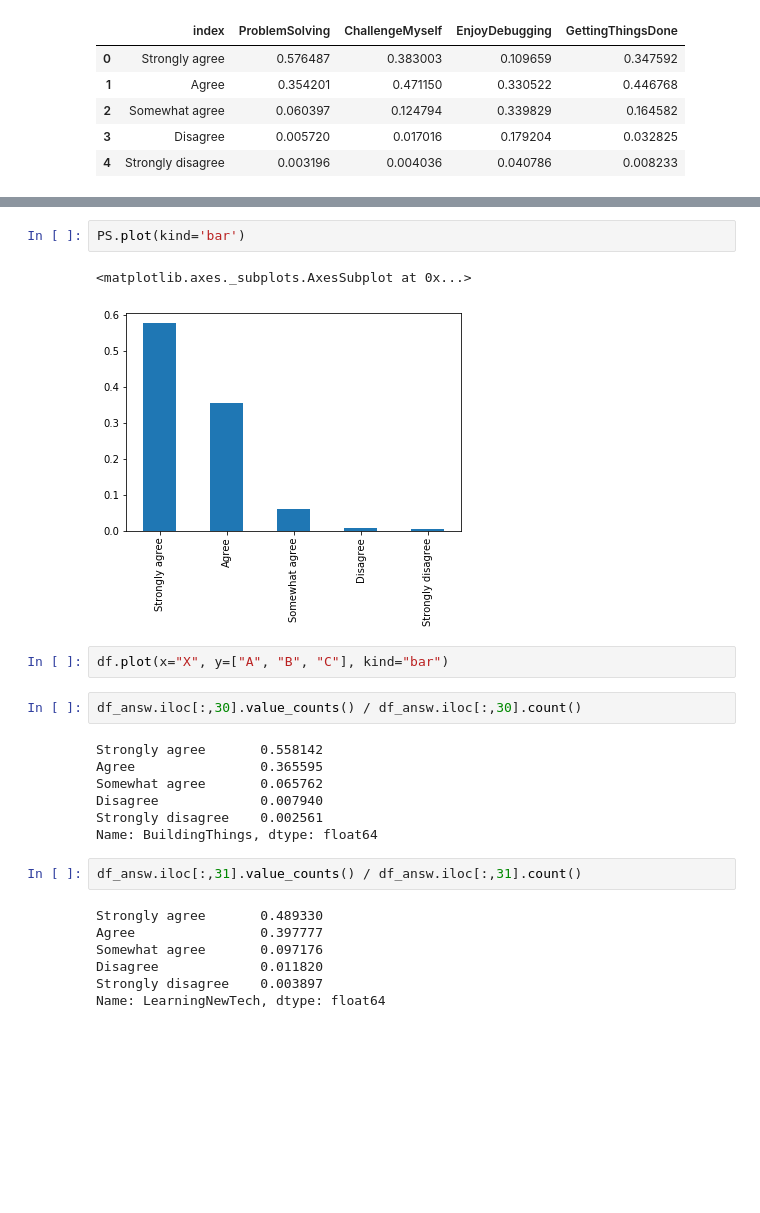
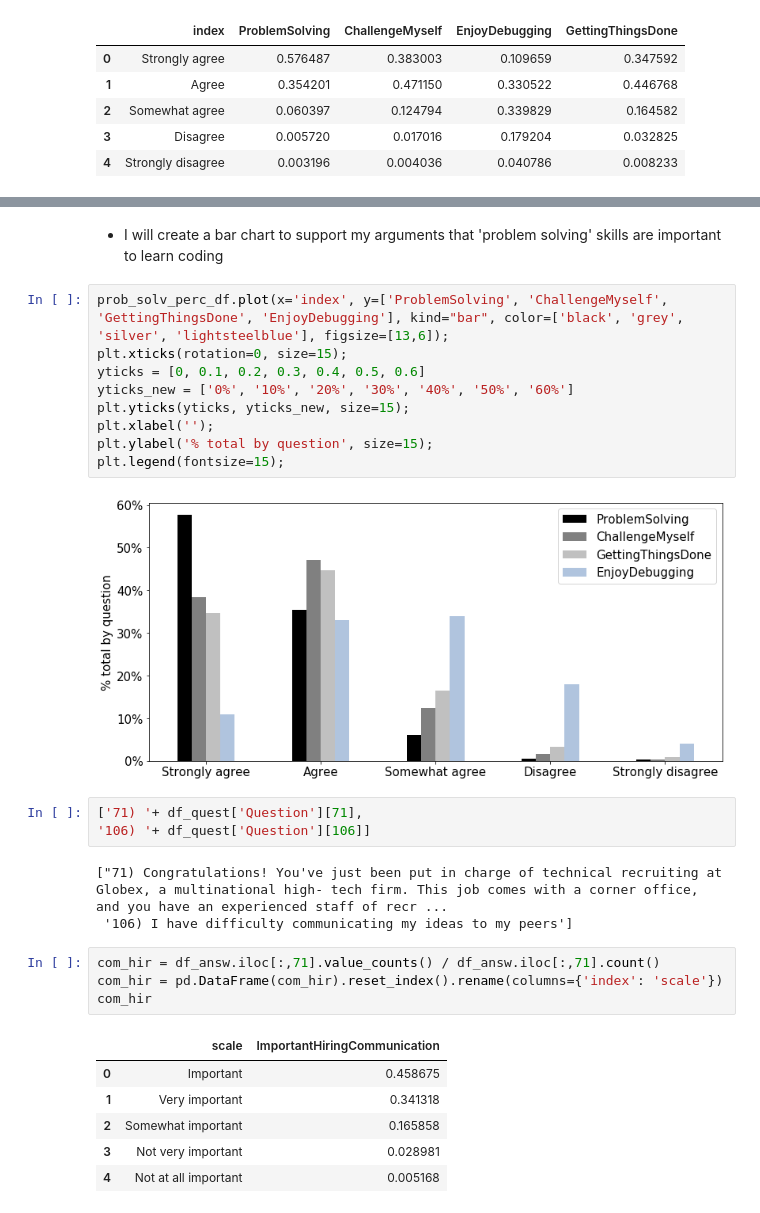
Before and after one commit to rafael-roldao/udct_p1_stackoverflow, a Jupyter notebook: 2017 Stackoverflow Survey Analysis.ipynb, the cells around one changed output, grey strips where cells are left out. Saved outputs shown, nothing was run; the diff lists cells and outputs as text; blank space fills up the shorter version.

Commit message:
2nd chart - communication skills

```diff
--- a/2017 Stackoverflow Survey Analysis.ipynb
+++ b/2017 Stackoverflow Survey Analysis.ipynb
@@ -258,25 +255,30 @@ prob_solv_perc_df.plot(x='index', y=['ProblemSolving', 'ChallengeMyself', 'Enjoy
-# %%
-PS.plot(kind='bar')
-# %% [output]
-<matplotlib.axes._subplots.AxesSubplot at 0x...>
-[figure, removed]
-# %%
-df.plot(x="X", y=["A", "B", "C"], kind="bar")
-# %%
-df_answ.iloc[:,30].value_counts() / df_answ.iloc[:,30].count()
-# %% [output]
-Strongly agree       0.558142
-Agree                0.365595
-Somewhat agree       0.065762
-Disagree             0.007940
-Strongly disagree    0.002561
-Name: BuildingThings, dtype: float64
-# %%
-df_answ.iloc[:,31].value_counts() / df_answ.iloc[:,31].count()
-# %% [output]
-Strongly agree       0.489330
-Agree                0.397777
-Somewhat agree       0.097176
-Disagree             0.011820
-Strongly disagree    0.003897
-Name: LearningNewTech, dtype: float64
+# %% [markdown]
+- I will create a bar chart to support my arguments that 'problem solving' skills are important to learn coding
+# %%
+prob_solv_perc_df.plot(x='index', y=['ProblemSolving', 'ChallengeMyself', 'GettingThingsDone', 'EnjoyDebugging'], kind="bar", color=['black', 'grey', 'silver', 'lightsteelblue'], figsize=[13,6]);
+plt.xticks(rotation=0, size=15);
+yticks = [0, 0.1, 0.2, 0.3, 0.4, 0.5, 0.6]
+yticks_new = ['0%', '10%', '20%', '30%', '40%', '50%', '60%']
+plt.yticks(yticks, yticks_new, size=15);
+plt.xlabel('');
+plt.ylabel('% total by question', size=15);
+plt.legend(fontsize=15);
+# %% [output]
+[figure, added]
+# %%
+['71) '+ df_quest['Question'][71],
+'106) '+ df_quest['Question'][106]]
+# %% [output]
+["71) Congratulations! You've just been put in charge of technical recruiting at Globex, a multinational high- tech firm. This job comes with a corner office, and you have an experienced staff of recr ...
+ '106) I have difficulty communicating my ideas to my peers']
+# %%
+com_hir = df_answ.iloc[:,71].value_counts() / df_answ.iloc[:,71].count()
+com_hir = pd.DataFrame(com_hir).reset_index().rename(columns={'index': 'scale'})
+com_hir
+# %% [output]
+|  | scale | ImportantHiringCommunication |
+| 0 | Important | 0.458675 |
+| 1 | Very important | 0.341318 |
+| 2 | Somewhat important | 0.165858 |
+| 3 | Not very important | 0.028981 |
+| 4 | Not at all important | 0.005168 |
```
Also changed, not shown: parts of 7 cells of this notebook.
